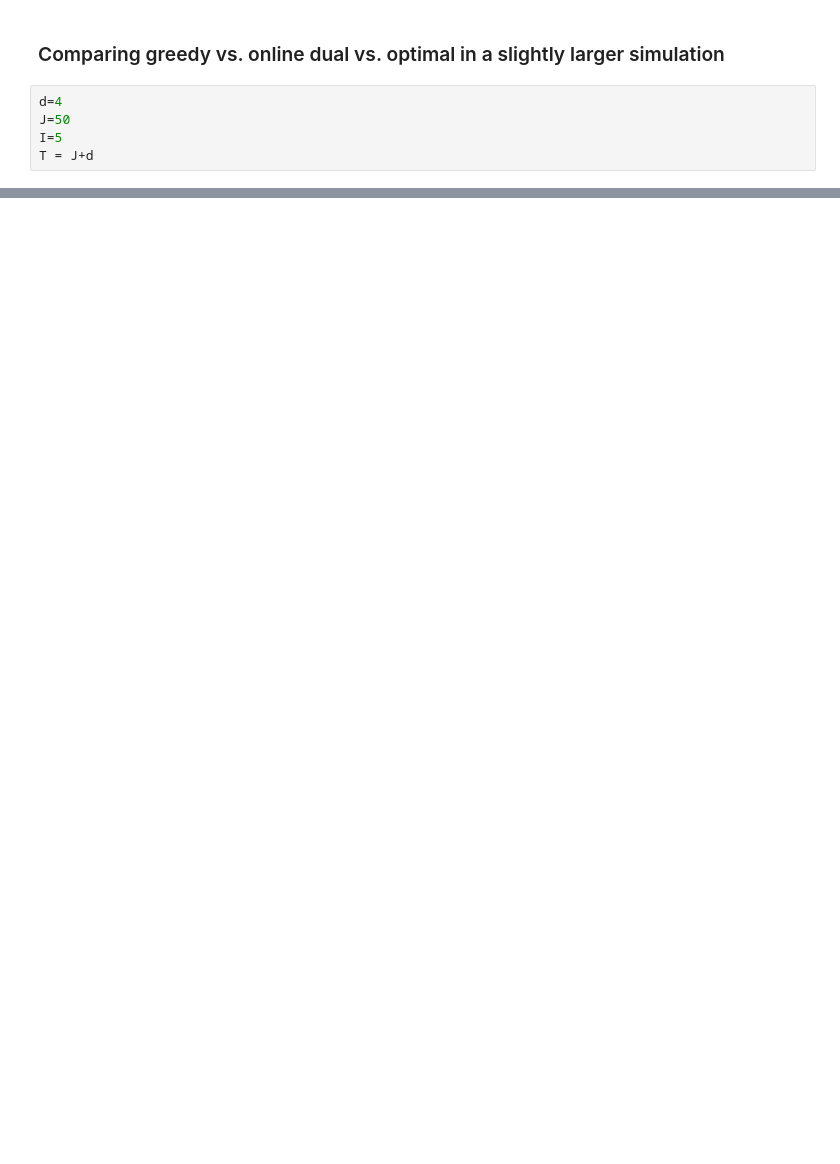
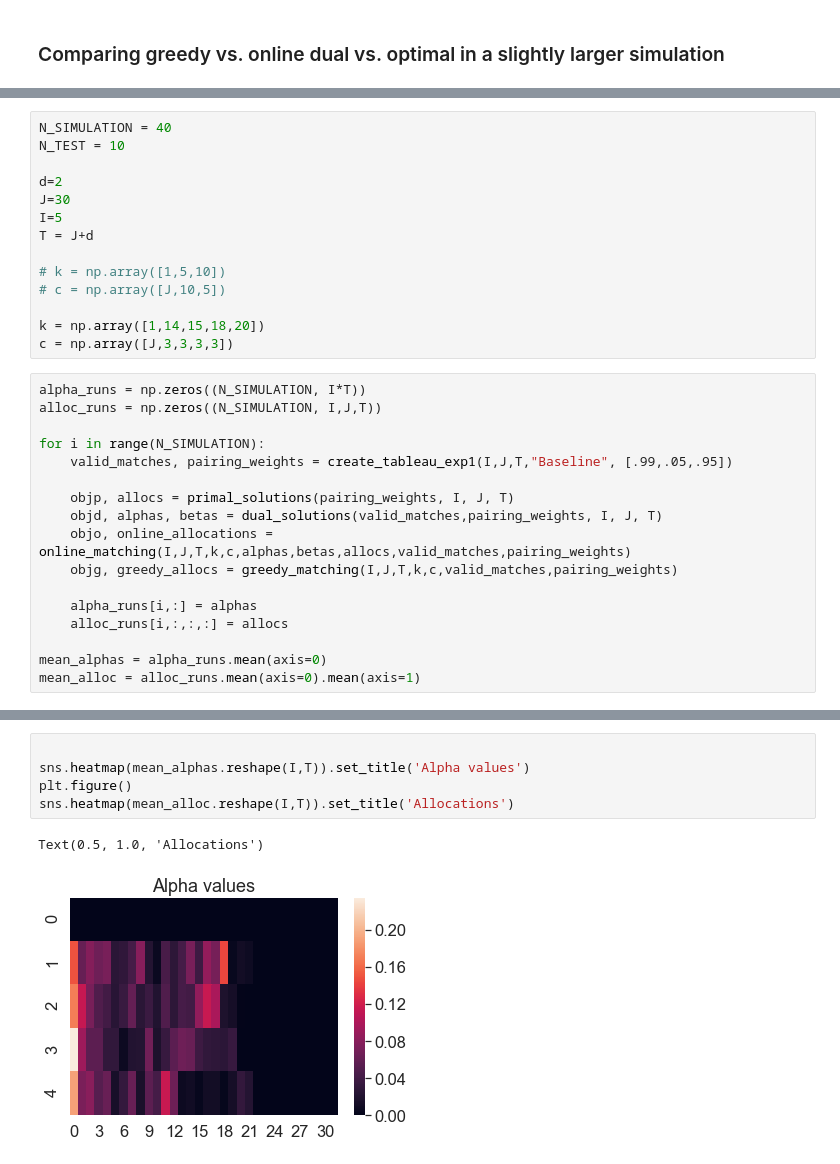
Before and after one commit to lguerdan/dynamic-matching-solver, a Jupyter notebook: v2_dynamic_matching_lp_solver_expansion2.ipynb, the cells around one changed output, grey strips where cells are left out. Drawn from its saved outputs; the diff is of its cells as text; blank space fills up the shorter version.

Commit message:
re-setup alpha simulation

```diff
--- a/v2_dynamic_matching_lp_solver_expansion2.ipynb
+++ b/v2_dynamic_matching_lp_solver_expansion2.ipynb
@@ -626,7 +504,2 @@ Greedy utility: 1.9035600000000001
 # %% [markdown]
 ### Comparing greedy vs. online dual vs. optimal in a slightly larger simulation
-# %%
-d=4
-J=50
-I=5
-T = J+d
@@ -718,0 +559,31 @@ Greedy utility: 0.9000199999999998
+# %%
+N_SIMULATION = 40
+N_TEST = 10
+
+d=2
+J=30
+I=5
+T = J+d
+
+# k = np.array([1,5,10])
+# c = np.array([J,10,5])
+
+k = np.array([1,14,15,18,20])
+c = np.array([J,3,3,3,3])
+# %%
+alpha_runs = np.zeros((N_SIMULATION, I*T))
+alloc_runs = np.zeros((N_SIMULATION, I,J,T))
+
+for i in range(N_SIMULATION):
+    valid_matches, pairing_weights = create_tableau_exp1(I,J,T,"Baseline", [.99,.05,.95])
+
+    objp, allocs = primal_solutions(pairing_weights, I, J, T)
+    objd, alphas, betas = dual_solutions(valid_matches,pairing_weights, I, J, T)
+    objo, online_allocations = online_matching(I,J,T,k,c,alphas,betas,allocs,valid_matches,pairing_weights)
+    objg, greedy_allocs = greedy_matching(I,J,T,k,c,valid_matches,pairing_weights)
+
+    alpha_runs[i,:] = alphas
+    alloc_runs[i,:,:,:] = allocs
+
+mean_alphas = alpha_runs.mean(axis=0)
+mean_alloc = alloc_runs.mean(axis=0).mean(axis=1)
@@ -718,0 +616,8 @@ Greedy utility: 0.9000199999999998
+# %%
+
+sns.heatmap(mean_alphas.reshape(I,T)).set_title('Alpha values')
+plt.figure()
+sns.heatmap(mean_alloc.reshape(I,T)).set_title('Allocations')
+# %% [output]
+Text(0.5, 1.0, 'Allocations')
+[figure, added]
```
Also changed, not shown: parts of 15 cells of this notebook, 9 other files.
